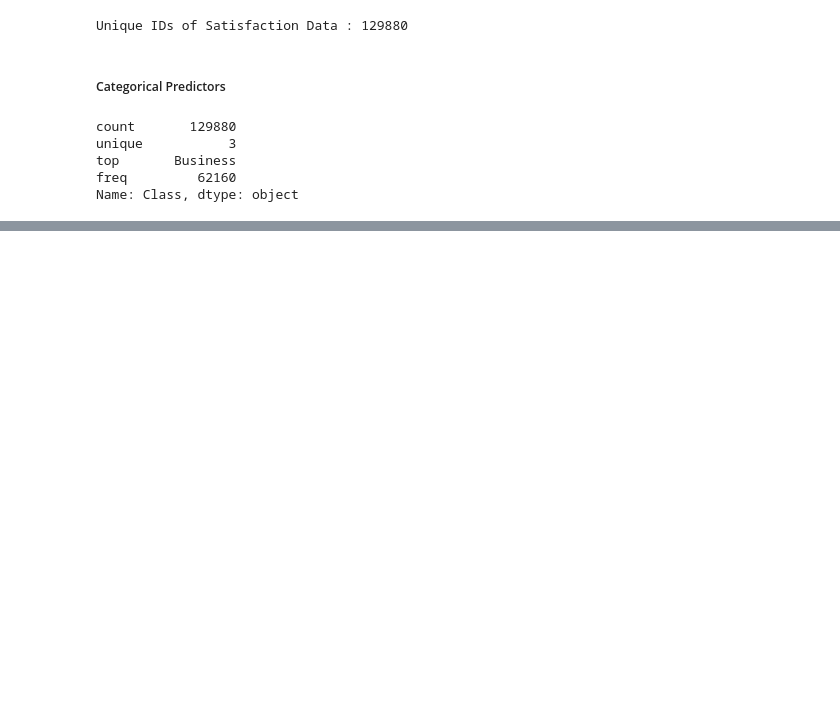
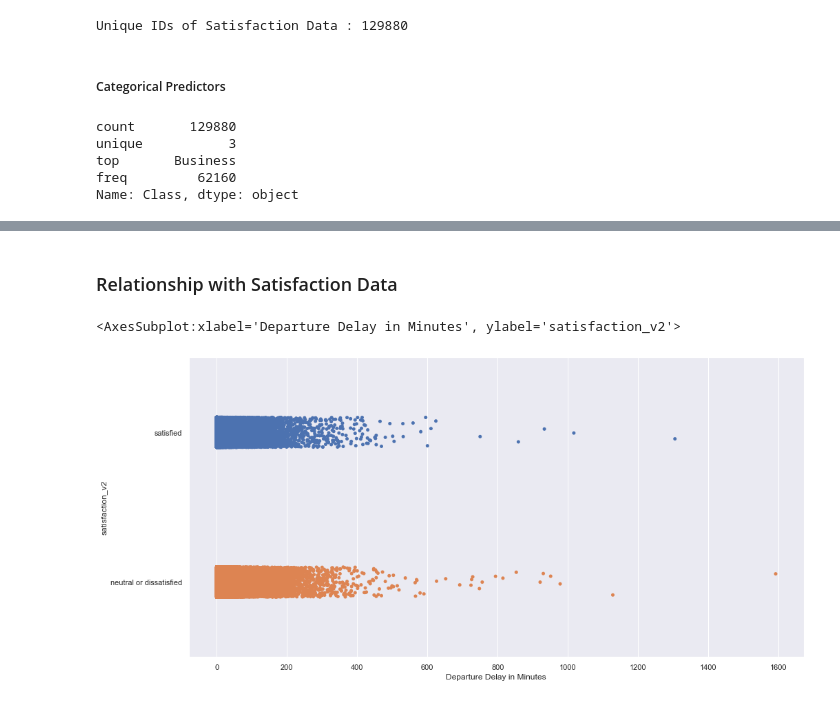
Before and after one commit to Aaronre1/USAirlineSatisfaction_SC1005_miniproject, a Jupyter notebook: test.ipynb, the cells around one changed output, grey strips where cells are left out. Saved outputs shown, nothing was run; the diff lists cells and outputs as text; code cells hidden in the pictures; blank space fills up the shorter version.

```diff
--- a/test.ipynb
+++ b/test.ipynb
@@ -135,0 +186,9 @@ Name: Class, dtype: object
+# %% [markdown]
+### Relationship with Satisfaction Data
+# %%
+# satisfaction_v2 vs Departure Delay in Minutes
+f = plt.figure(figsize=(16, 8))
+sb.stripplot(x = 'Departure Delay in Minutes', y = 'satisfaction_v2', data = satisfactionData)
+# %% [output]
+<AxesSubplot:xlabel='Departure Delay in Minutes', ylabel='satisfaction_v2'>
+[figure, added]
```
Also changed, not shown: parts of 20 cells of this notebook, 1 other file.
